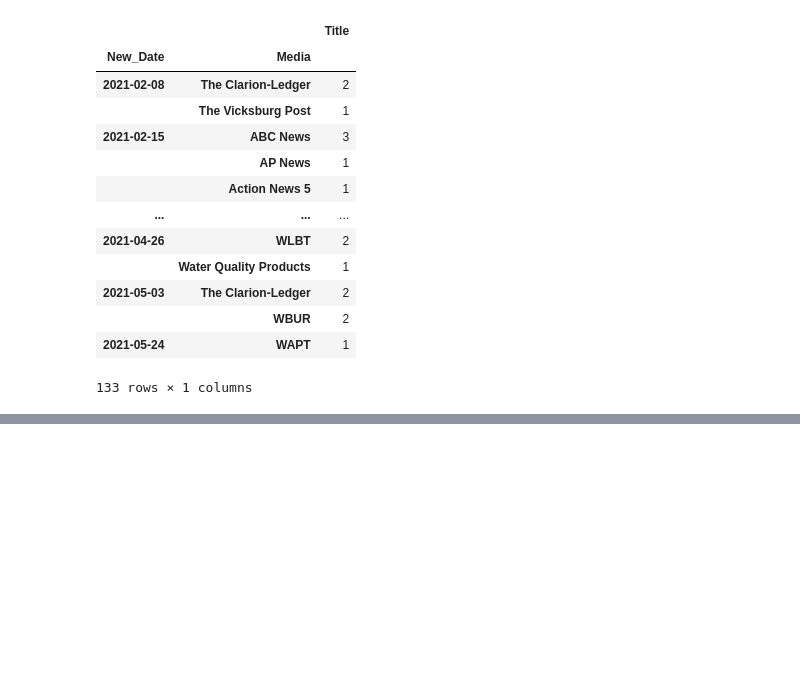
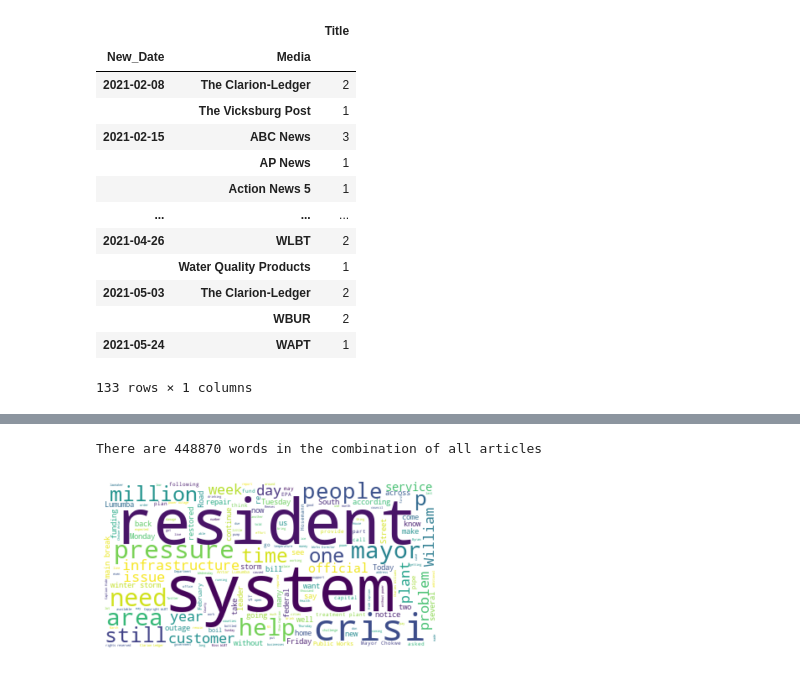
Before and after one commit to rishabhstha/JacksonWaterCrisisAnalysisML, a Jupyter notebook: newsAnalysis.ipynb, the cells around one changed output, grey strips where cells are left out. Drawn from its saved outputs; the diff is of its cells as text; code cells hidden in the pictures; blank space fills up the shorter version.

```diff
--- a/newsAnalysis.ipynb
+++ b/newsAnalysis.ipynb
@@ -504,0 +525,5 @@ array([  0,   1,   2,   3,   4,   5,   6,   7,   8,   9,  10,  11,  12,
+# %%
+wordcloud(news_data_MS)
+# %% [output]
+There are 448870 words in the combination of all articles
+[figure, added]
```
Also changed, not shown: parts of 12 cells of this notebook.
